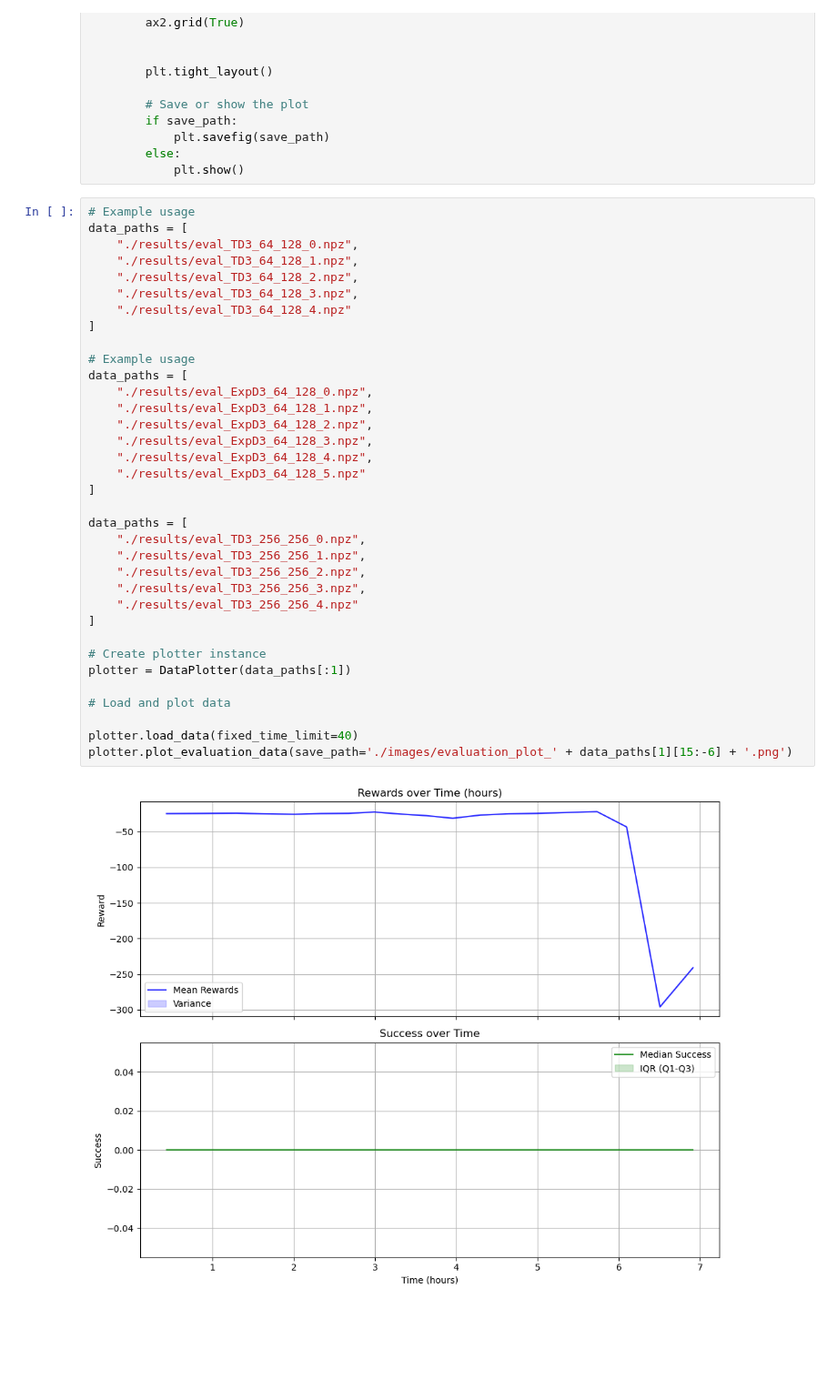
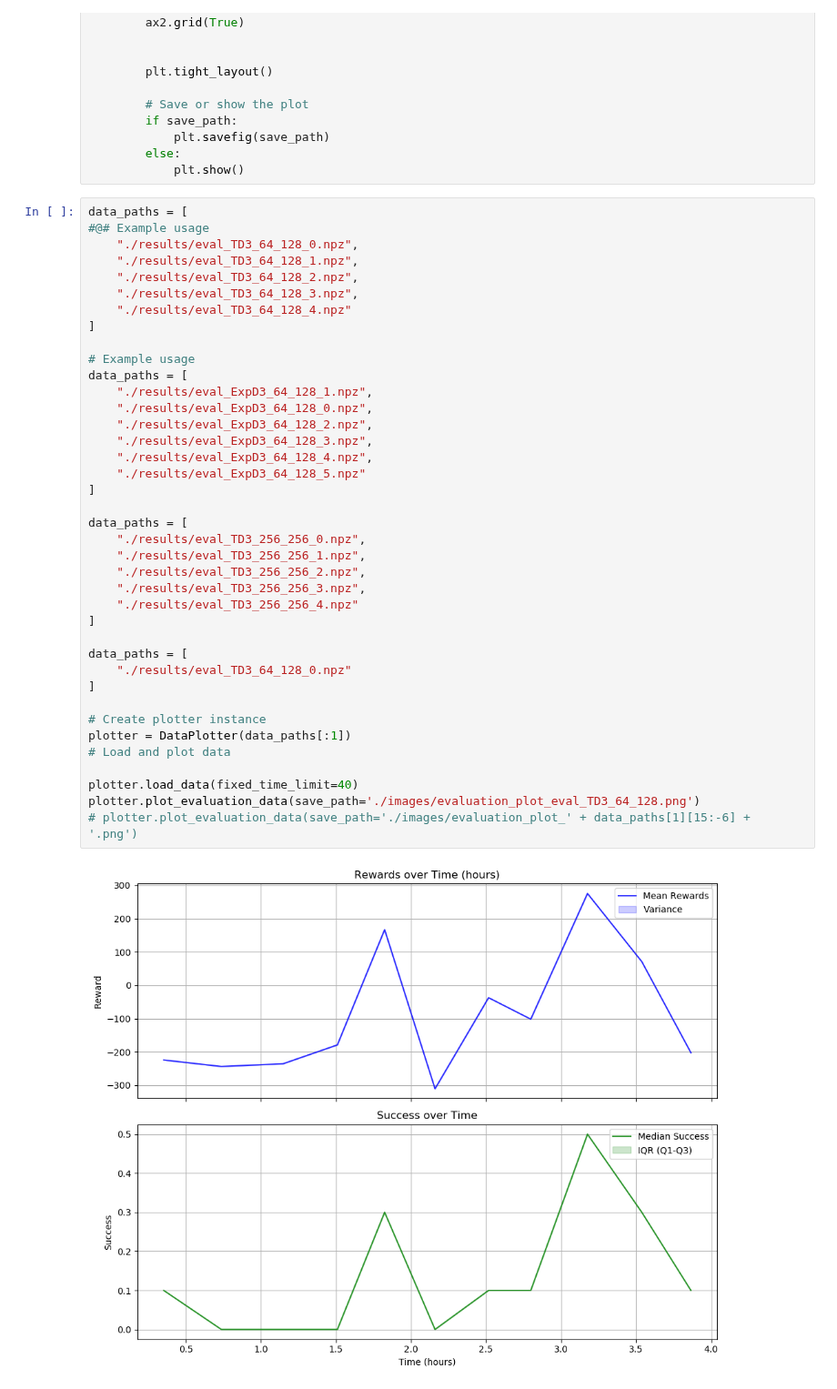
Before and after one commit to turcato-niccolo/test_turtlebot, a Jupyter notebook: results_gazebo.ipynb, the cells around one changed output. Shown at 91% size. Cells and saved outputs as stored; diff of their text form; blank space fills up the shorter version.

Commit message:
data

```diff
--- a/results_gazebo.ipynb
+++ b/results_gazebo.ipynb
@@ -346,39 +344,43 @@ class DataPlotter:
         else:
             plt.show()
 # %%
-# Example usage
 data_paths = [
+#@# Example usage
     "./results/eval_TD3_64_128_0.npz",
     "./results/eval_TD3_64_128_1.npz",
     "./results/eval_TD3_64_128_2.npz",
     "./results/eval_TD3_64_128_3.npz",
     "./results/eval_TD3_64_128_4.npz"
 ]
 
 # Example usage
 data_paths = [
+    "./results/eval_ExpD3_64_128_1.npz",
     "./results/eval_ExpD3_64_128_0.npz",
-    "./results/eval_ExpD3_64_128_1.npz",
     "./results/eval_ExpD3_64_128_2.npz",
     "./results/eval_ExpD3_64_128_3.npz",
     "./results/eval_ExpD3_64_128_4.npz",
     "./results/eval_ExpD3_64_128_5.npz"
 ]
 
 data_paths = [
     "./results/eval_TD3_256_256_0.npz",
     "./results/eval_TD3_256_256_1.npz",
     "./results/eval_TD3_256_256_2.npz",
     "./results/eval_TD3_256_256_3.npz",
     "./results/eval_TD3_256_256_4.npz"
 ]
 
+data_paths = [
+    "./results/eval_TD3_64_128_0.npz"
+]
+
 # Create plotter instance
 plotter = DataPlotter(data_paths[:1])
-
 # Load and plot data
 
 plotter.load_data(fixed_time_limit=40)
-plotter.plot_evaluation_data(save_path='./images/evaluation_plot_' + data_paths[1][15:-6] + '.png')
+plotter.plot_evaluation_data(save_path='./images/evaluation_plot_eval_TD3_64_128.png')
+# plotter.plot_evaluation_data(save_path='./images/evaluation_plot_' + data_paths[1][15:-6] + '.png')
 # %% [output]
-[figure, old version]
+[figure, new version]
```
Also changed, not shown: parts of 5 cells of this notebook, 10 other files.
